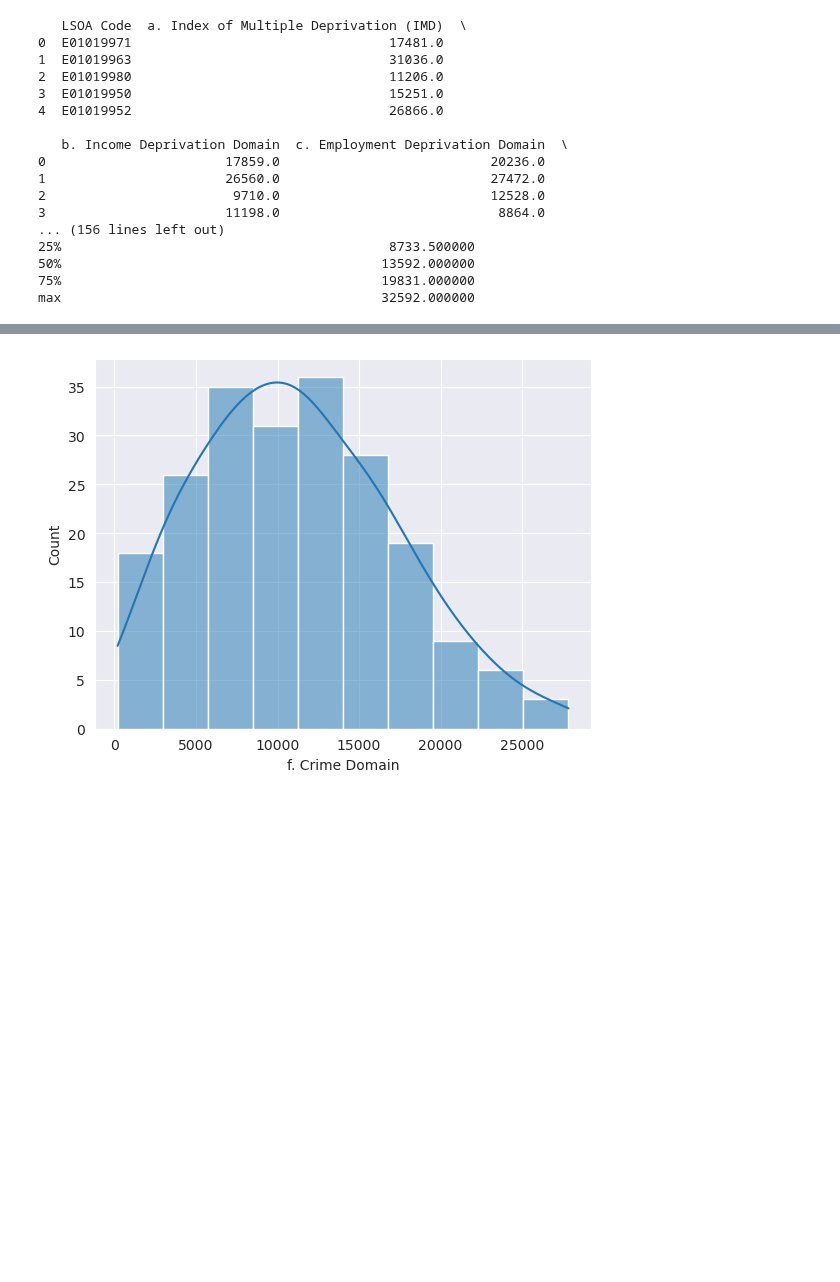
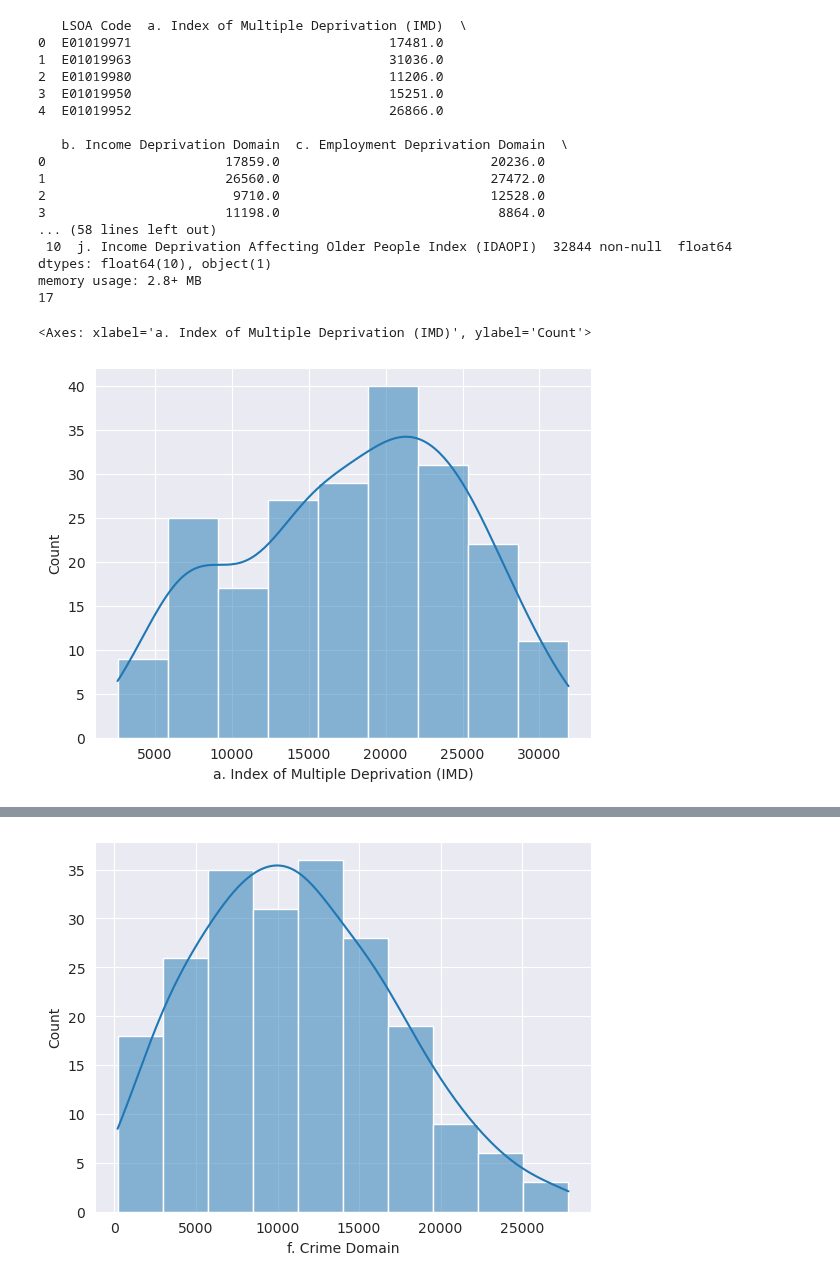
Before and after one commit to DC2-G19/policeResourceAllocation, a Jupyter notebook: similar.ipynb, the cells around one changed output, grey strips where cells are left out. Saved outputs shown, nothing was run; the diff lists cells and outputs as text; code cells hidden in the pictures; blank space fills up the shorter version.

```diff
--- a/similar.ipynb
+++ b/similar.ipynb
@@ -50,8 +50,8 @@ print(big_imd_by_lsoa_15.head())
 # imd_by_lsoa_15 = big_imd_by_lsoa_15["a. Index of Multiple Deprivation (IMD)"]
 print(len(f"len before: {big_imd_by_lsoa_15.info()})"))
 barnetIMD = big_imd_by_lsoa_15.loc[big_imd_by_lsoa_15["LSOA Code"].isin(lsoaSet)]
-print(barnetIMD.info())
-print(barnetIMD.describe())
+# print(barnetIMD.info())
+# print(barnetIMD.describe())
 # %% [output]
    LSOA Code  a. Index of Multiple Deprivation (IMD)  \
 0  E01019971                                 17481.0
@@ -65,8 +65,13 @@ print(barnetIMD.describe())
 1                       26560.0                           27472.0
 2                        9710.0                           12528.0
 3                       11198.0                            8864.0
-... (156 lines left out)
-25%                                          8733.500000
-50%                                         13592.000000
-75%                                         19831.000000
-max                                         32592.000000
+... (58 lines left out)
+ 10  j. Income Deprivation Affecting Older People Index (IDAOPI)  32844 non-null  float64
+dtypes: float64(10), object(1)
+memory usage: 2.8+ MB
+17
+# %%
+sns.histplot(barnetIMD.reset_index(drop=True)["a. Index of Multiple Deprivation (IMD)"], kde=True);
+# %% [output]
+<Axes: xlabel='a. Index of Multiple Deprivation (IMD)', ylabel='Count'>
+[figure, added]
```
Also changed, not shown: parts of 6 cells of this notebook, 2 other files.
